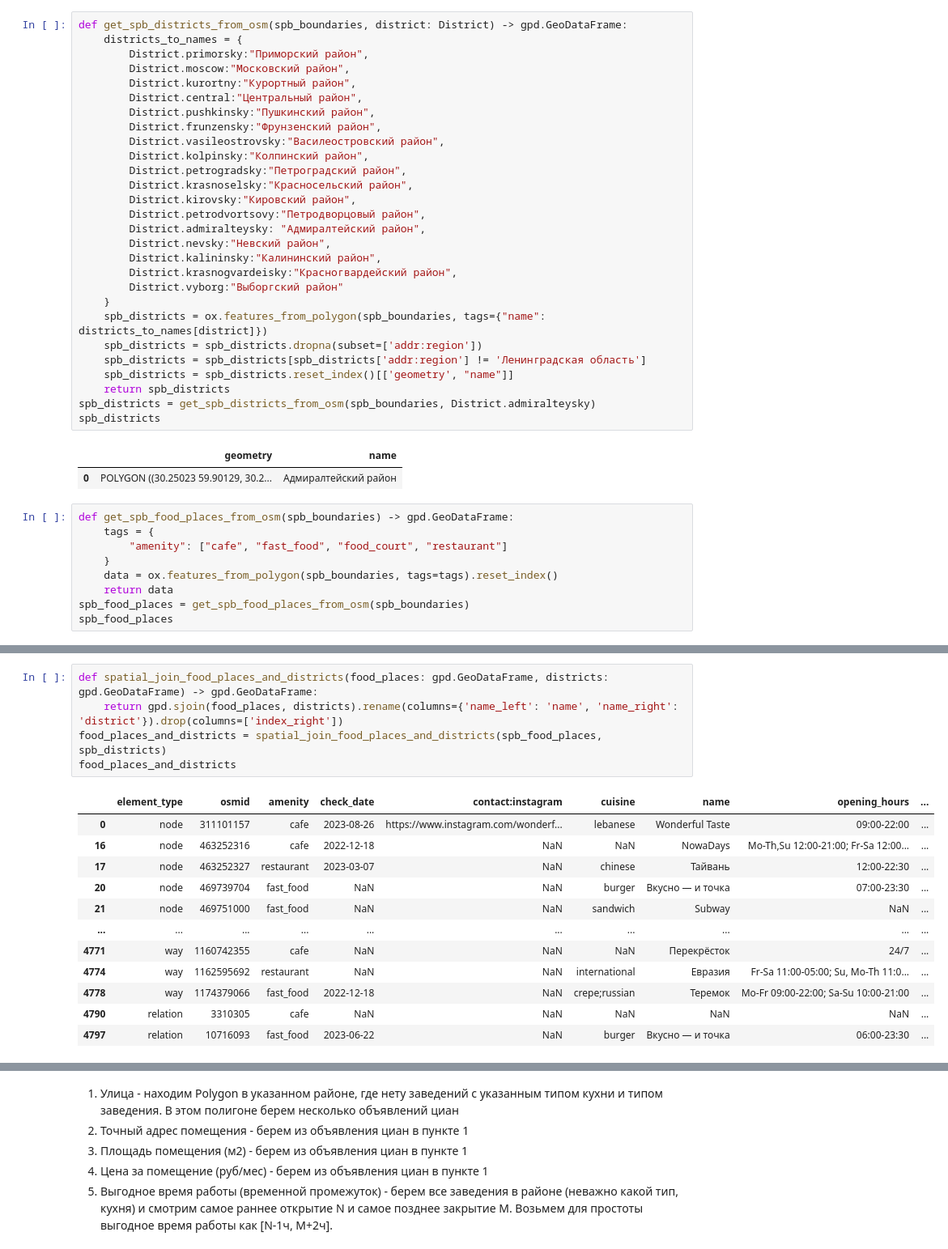
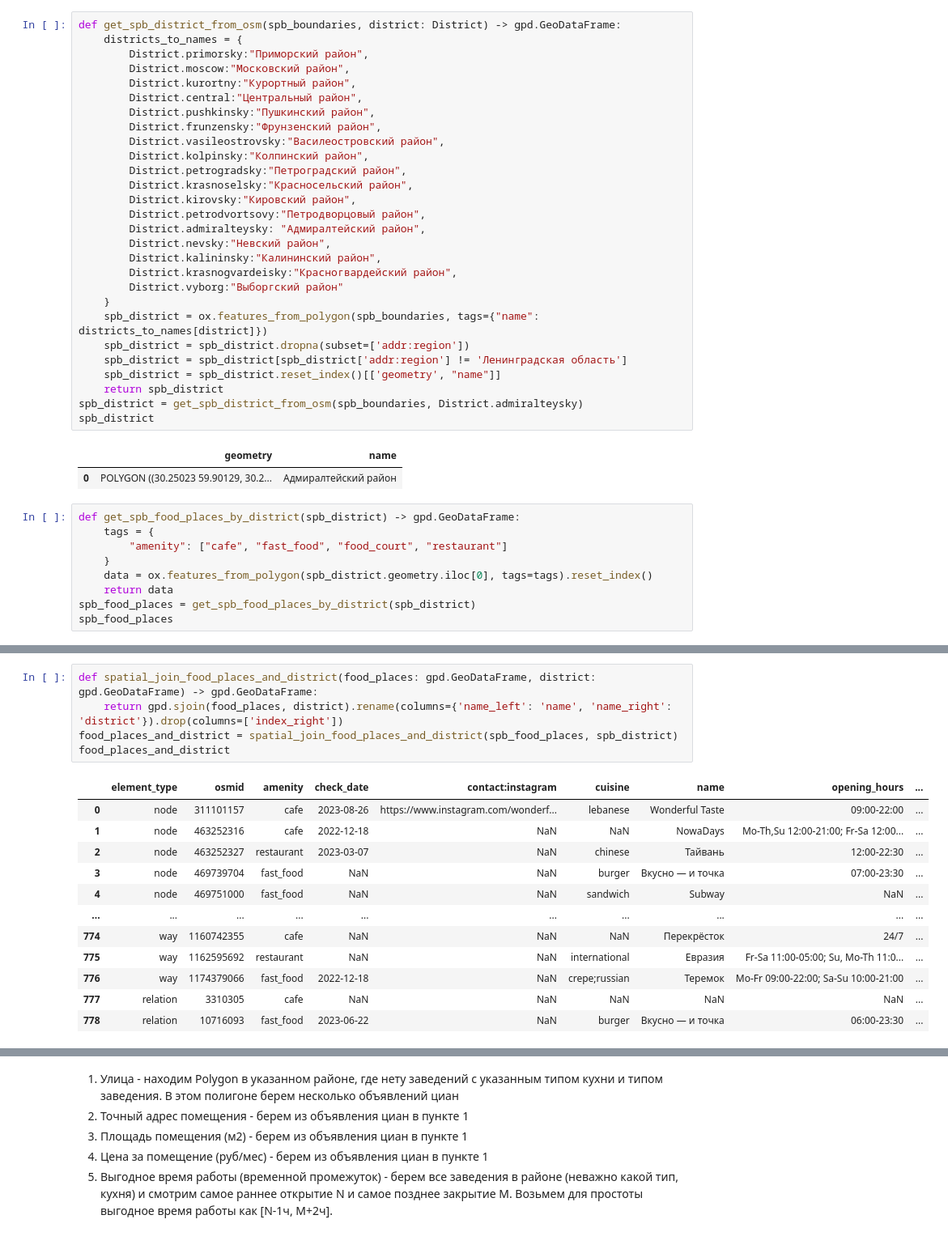
Before and after one commit to spelinichenko/TRKPO-Service, a Jupyter notebook: src/utils/osm_test.ipynb, the cells around one changed output, grey strips where cells are left out. Shown: that part at 81% size. Saved outputs shown, nothing was run; the diff lists cells and outputs as text.

```diff
--- a/src/utils/osm_test.ipynb
+++ b/src/utils/osm_test.ipynb
@@ -33,7 +33,7 @@ def get_spb_boundaries():
     return spb.geometry.iloc[0]
 spb_boundaries = get_spb_boundaries()
 # %%
-def get_spb_districts_from_osm(spb_boundaries, district: District) -> gpd.GeoDataFrame:
+def get_spb_district_from_osm(spb_boundaries, district: District) -> gpd.GeoDataFrame:
     districts_to_names = {
         District.primorsky:"Приморский район",
         District.moscow:"Московский район",
@@ -53,24 +53,24 @@ def get_spb_districts_from_osm(spb_boundaries, district: District) -> gpd.GeoDat
         District.krasnogvardeisky:"Красногвардейский район",
         District.vyborg:"Выборгский район"
     }
-    spb_districts = ox.features_from_polygon(spb_boundaries, tags={"name": districts_to_names[district]})
-    spb_districts = spb_districts.dropna(subset=['addr:region'])
-    spb_districts = spb_districts[spb_districts['addr:region'] != 'Ленинградская область']
-    spb_districts = spb_districts.reset_index()[['geometry', "name"]]
-    return spb_districts
-spb_districts = get_spb_districts_from_osm(spb_boundaries, District.admiralteysky)
-spb_districts
+    spb_district = ox.features_from_polygon(spb_boundaries, tags={"name": districts_to_names[district]})
+    spb_district = spb_district.dropna(subset=['addr:region'])
+    spb_district = spb_district[spb_district['addr:region'] != 'Ленинградская область']
+    spb_district = spb_district.reset_index()[['geometry', "name"]]
+    return spb_district
+spb_district = get_spb_district_from_osm(spb_boundaries, District.admiralteysky)
+spb_district
 # %% [output]
 |  | geometry | name |
 | 0 | POLYGON ((30.25023 59.90129, 30.2... | Адмиралтейский район |
 # %%
-def get_spb_food_places_from_osm(spb_boundaries) -> gpd.GeoDataFrame:
+def get_spb_food_places_by_district(spb_district) -> gpd.GeoDataFrame:
     tags = {
         "amenity": ["cafe", "fast_food", "food_court", "restaurant"]
     }
-    data = ox.features_from_polygon(spb_boundaries, tags=tags).reset_index()
+    data = ox.features_from_polygon(spb_district.geometry.iloc[0], tags=tags).reset_index()
     return data
-spb_food_places = get_spb_food_places_from_osm(spb_boundaries)
+spb_food_places = get_spb_food_places_by_district(spb_district)
 spb_food_places
 # %% [output]
 |  | element_type | osmid | amenity | check_date | contact:instagram | cuisine | name | opening_hours | ... |
@@ -99,18 +99,18 @@ KeplerGl(data={'food_places':      element_type       osmid     amenity  check_d
 # %%
-def spatial_join_food_places_and_districts(food_places: gpd.GeoDataFrame, districts: gpd.GeoDataFrame) -> gpd.GeoDataFrame:
-    return gpd.sjoin(food_places, districts).rename(columns={'name_left': 'name', 'name_right': 'district'}).drop(columns=['index_right'])
-food_places_and_districts = spatial_join_food_places_and_districts(spb_food_places, spb_districts)
-food_places_and_districts
+def spatial_join_food_places_and_district(food_places: gpd.GeoDataFrame, district: gpd.GeoDataFrame) -> gpd.GeoDataFrame:
+    return gpd.sjoin(food_places, district).rename(columns={'name_left': 'name', 'name_right': 'district'}).drop(columns=['index_right'])
+food_places_and_district = spatial_join_food_places_and_district(spb_food_places, spb_district)
+food_places_and_district
 # %% [output]
 |  | element_type | osmid | amenity | check_date | contact:instagram | cuisine | name | opening_hours | ... |
 | 0 | node | 311101157 | cafe | 2023-08-26 | https://www.instagram.com/wonderf... | lebanese | Wonderful Taste | 09:00-22:00 | ... |
-| 16 | node | 463252316 | cafe | 2022-12-18 | NaN | NaN | NowaDays | Mo-Th,Su 12:00-21:00; Fr-Sa 12:00... | ... |
-| 17 | node | 463252327 | restaurant | 2023-03-07 | NaN | chinese | Тайвань | 12:00-22:30 | ... |
-| 20 | node | 469739704 | fast_food | NaN | NaN | burger | Вкусно — и точка | 07:00-23:30 | ... |
-| 21 | node | 469751000 | fast_food | NaN | NaN | sandwich | Subway | NaN | ... |
+| 1 | node | 463252316 | cafe | 2022-12-18 | NaN | NaN | NowaDays | Mo-Th,Su 12:00-21:00; Fr-Sa 12:00... | ... |
+| 2 | node | 463252327 | restaurant | 2023-03-07 | NaN | chinese | Тайвань | 12:00-22:30 | ... |
+| 3 | node | 469739704 | fast_food | NaN | NaN | burger | Вкусно — и точка | 07:00-23:30 | ... |
+| 4 | node | 469751000 | fast_food | NaN | NaN | sandwich | Subway | NaN | ... |
 | ... | ... | ... | ... | ... | ... | ... | ... | ... | ... |
-| 4771 | way | 1160742355 | cafe | NaN | NaN | NaN | Перекрёсток | 24/7 | ... |
-| 4774 | way | 1162595692 | restaurant | NaN | NaN | international | Евразия | Fr-Sa 11:00-05:00; Su, Mo-Th 11:0... | ... |
-| 4778 | way | 1174379066 | fast_food | 2022-12-18 | NaN | crepe;russian | Теремок | Mo-Fr 09:00-22:00; Sa-Su 10:00-21:00 | ... |
-| 4790 | relation | 3310305 | cafe | NaN | NaN | NaN | NaN | NaN | ... |
-| 4797 | relation | 10716093 | fast_food | 2023-06-22 | NaN | burger | Вкусно — и точка | 06:00-23:30 | ... |
+| 774 | way | 1160742355 | cafe | NaN | NaN | NaN | Перекрёсток | 24/7 | ... |
+| 775 | way | 1162595692 | restaurant | NaN | NaN | international | Евразия | Fr-Sa 11:00-05:00; Su, Mo-Th 11:0... | ... |
+| 776 | way | 1174379066 | fast_food | 2022-12-18 | NaN | crepe;russian | Теремок | Mo-Fr 09:00-22:00; Sa-Su 10:00-21:00 | ... |
+| 777 | relation | 3310305 | cafe | NaN | NaN | NaN | NaN | NaN | ... |
+| 778 | relation | 10716093 | fast_food | 2023-06-22 | NaN | burger | Вкусно — и точка | 06:00-23:30 | ... |
```
Also changed, not shown: parts of 6 cells of this notebook, 1 other file.
